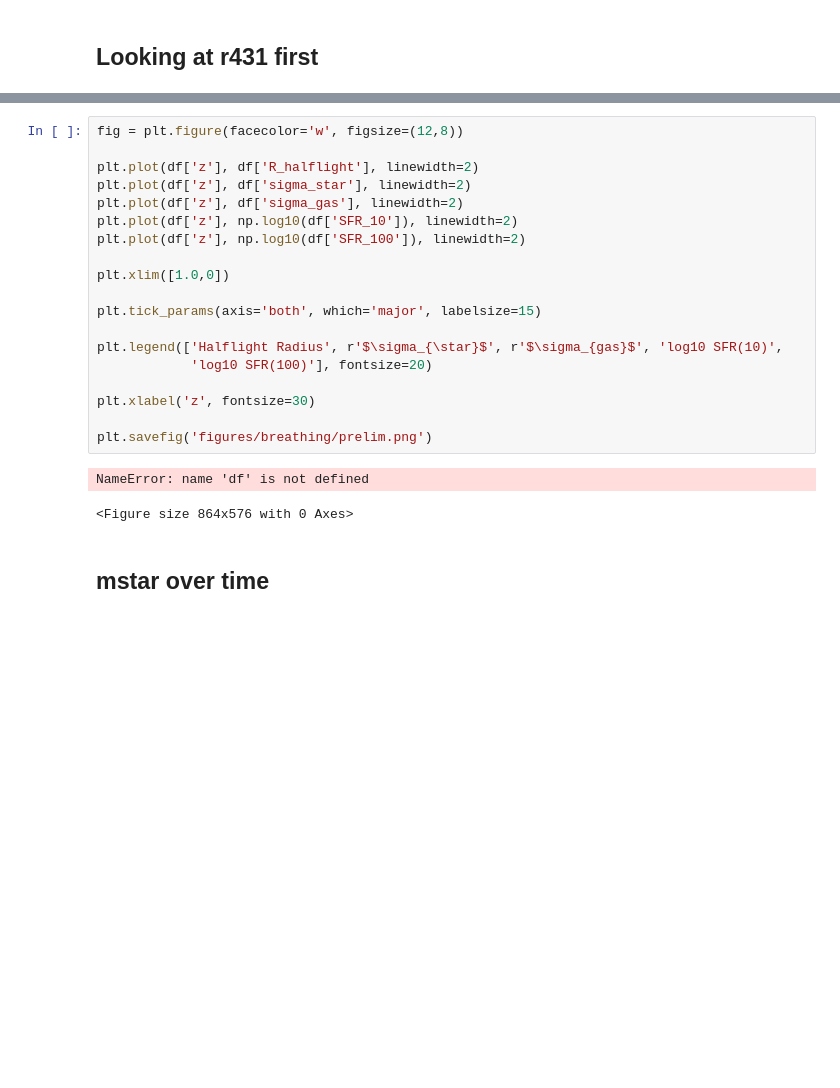
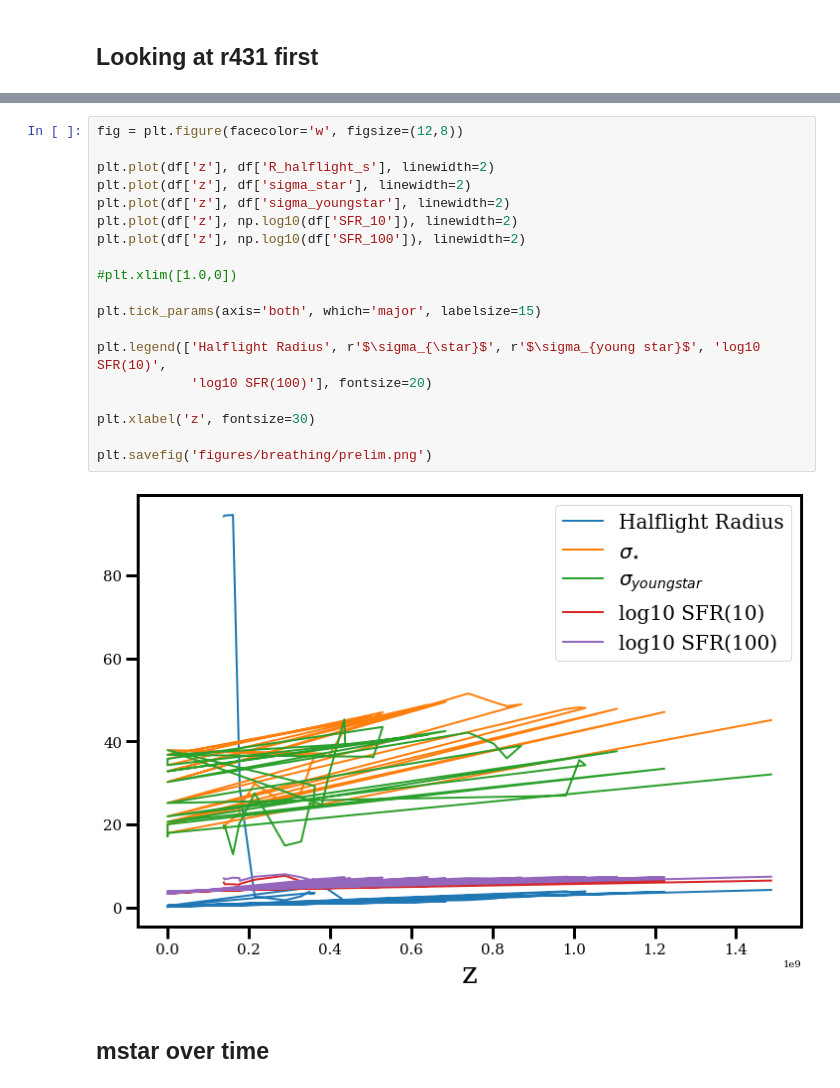
Before and after one commit to JosephWick/H1-merian, a Jupyter notebook: notebooks/BreathingPlots.ipynb, the cells around one changed output, grey strips where cells are left out. Drawn from its saved outputs; the diff is of its cells as text; blank space fills up the shorter version.

```diff
--- a/notebooks/BreathingPlots.ipynb
+++ b/notebooks/BreathingPlots.ipynb
@@ -67,25 +67,24 @@ df.head()
 # %%
 fig = plt.figure(facecolor='w', figsize=(12,8))
 
-plt.plot(df['z'], df['R_halflight'], linewidth=2)
+plt.plot(df['z'], df['R_halflight_s'], linewidth=2)
 plt.plot(df['z'], df['sigma_star'], linewidth=2)
-plt.plot(df['z'], df['sigma_gas'], linewidth=2)
+plt.plot(df['z'], df['sigma_youngstar'], linewidth=2)
 plt.plot(df['z'], np.log10(df['SFR_10']), linewidth=2)
 plt.plot(df['z'], np.log10(df['SFR_100']), linewidth=2)
 
-plt.xlim([1.0,0])
+#plt.xlim([1.0,0])
 
 plt.tick_params(axis='both', which='major', labelsize=15)
 
-plt.legend(['Halflight Radius', r'$\sigma_{\star}$', r'$\sigma_{gas}$', 'log10 SFR(10)',
+plt.legend(['Halflight Radius', r'$\sigma_{\star}$', r'$\sigma_{young star}$', 'log10 SFR(10)',
             'log10 SFR(100)'], fontsize=20)
 
 plt.xlabel('z', fontsize=30)
 
 plt.savefig('figures/breathing/prelim.png')
 # %% [output]
-NameError: name 'df' is not defined
-<Figure size 864x576 with 0 Axes>
+[figure, added]
 # %% [markdown]
 ## mstar over time
 # %%
```
Also changed, not shown: parts of 2 cells of this notebook, 1 other file.
